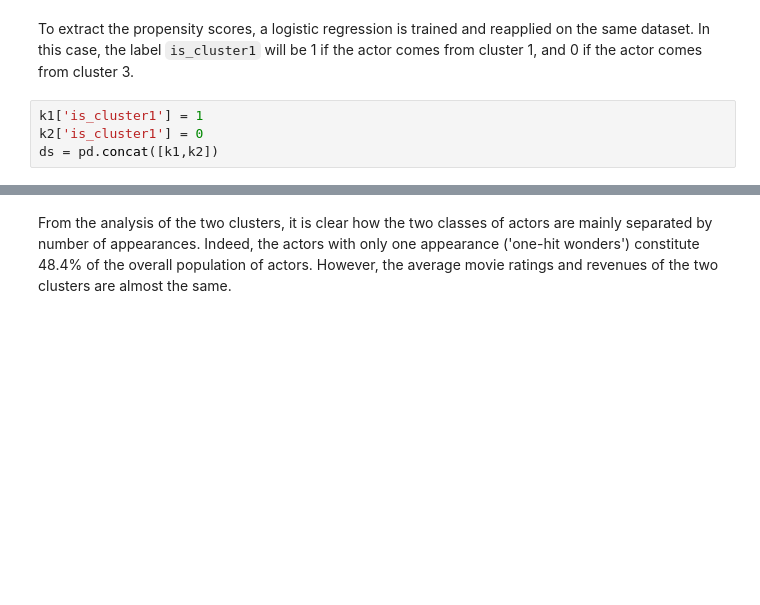
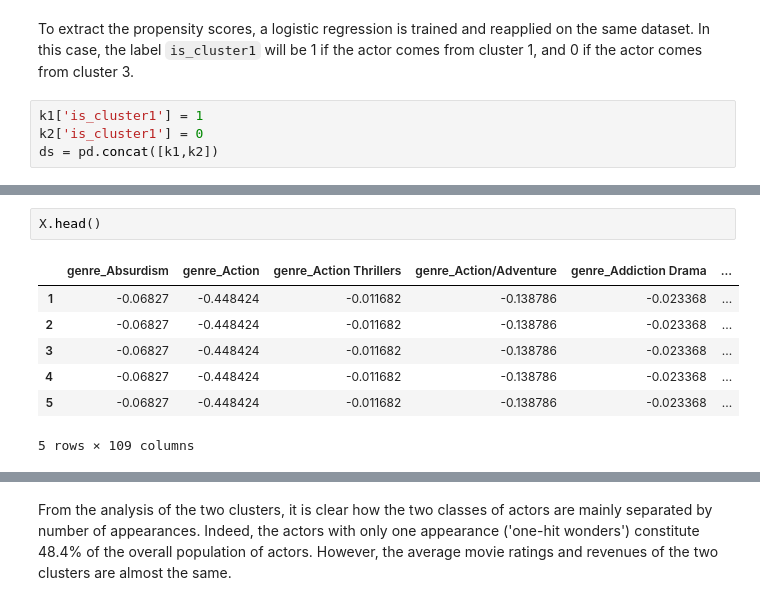
Before and after one commit to louisleger/ada-final-project, a Jupyter notebook: src/star_score.ipynb, the cells around one changed output, grey strips where cells are left out. Drawn from its saved outputs; the diff is of its cells as text; blank space fills up the shorter version.

```diff
--- a/src/star_score.ipynb
+++ b/src/star_score.ipynb
@@ -461,0 +464,10 @@ X['appearances'] = (X['appearances'] - X['appearances'].mean())/X['appearances']
+# %%
+X.head()
+# %% [output]
+|  | genre_Absurdism | genre_Action | genre_Action Thrillers | genre_Action/Adventure | genre_Addiction Drama | ... |
+| 1 | -0.06827 | -0.448424 | -0.011682 | -0.138786 | -0.023368 | ... |
+| 2 | -0.06827 | -0.448424 | -0.011682 | -0.138786 | -0.023368 | ... |
+| 3 | -0.06827 | -0.448424 | -0.011682 | -0.138786 | -0.023368 | ... |
+| 4 | -0.06827 | -0.448424 | -0.011682 | -0.138786 | -0.023368 | ... |
+| 5 | -0.06827 | -0.448424 | -0.011682 | -0.138786 | -0.023368 | ... |
+5 rows × 109 columns
```
Also changed, not shown: parts of 22 cells of this notebook.
